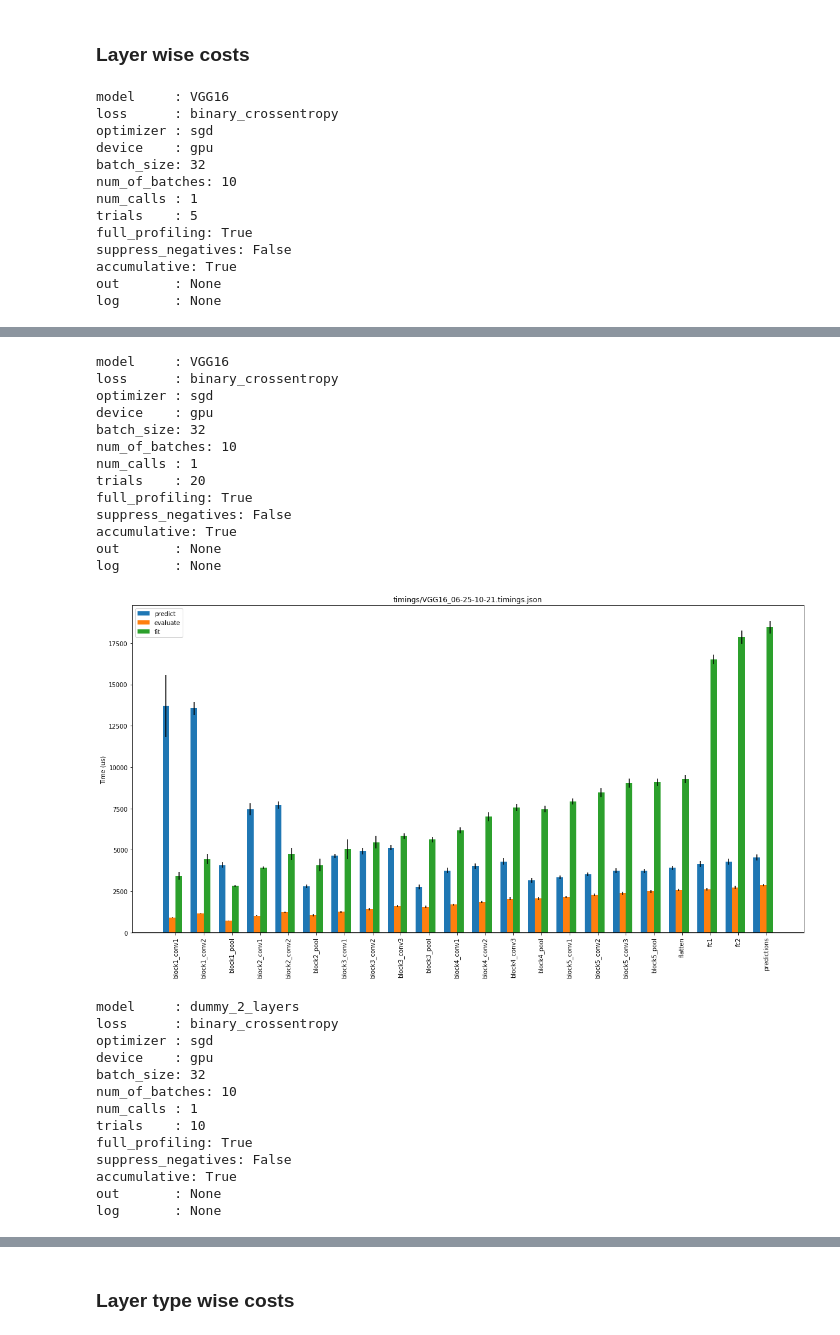
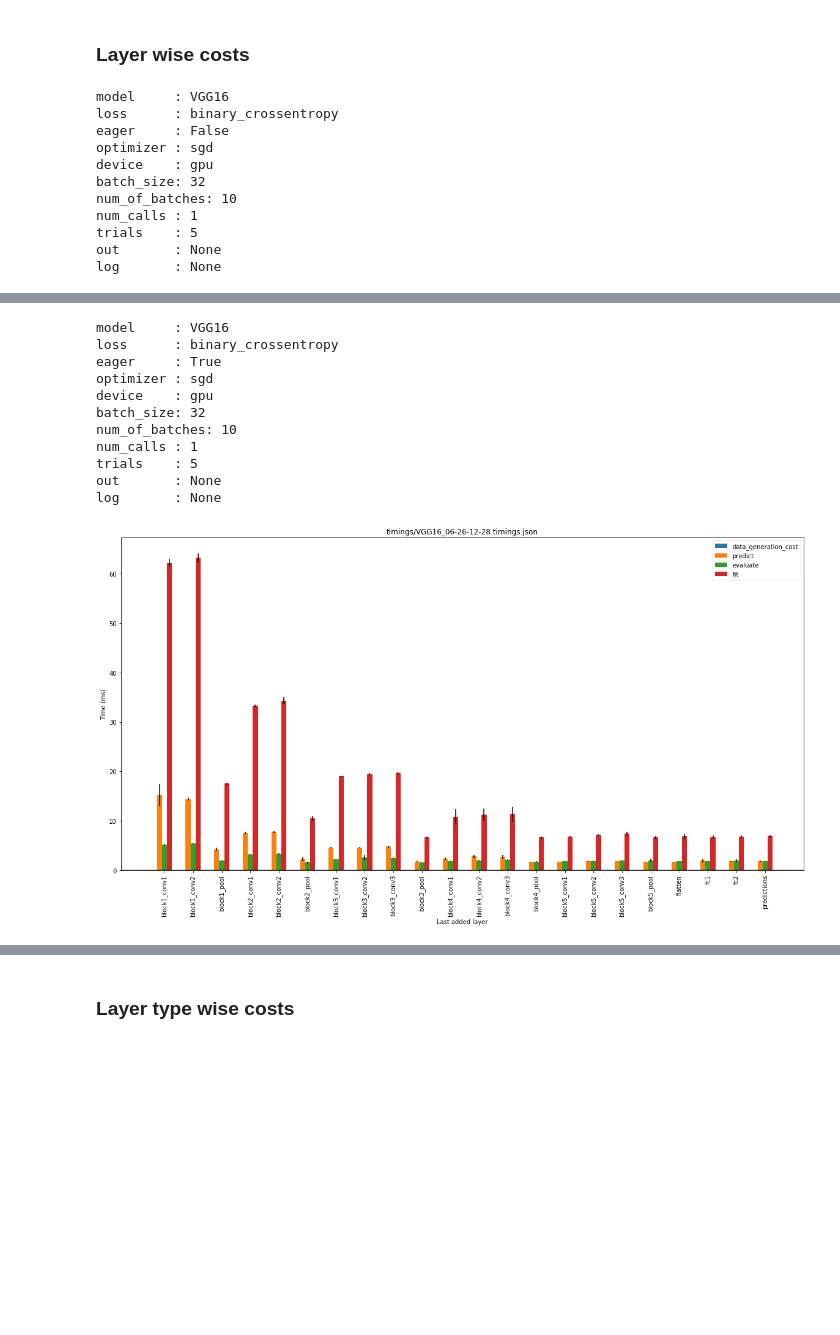
Before and after one commit to ChenYuHo/schedule-simulator, a Jupyter notebook: model_extraction/timing_profile_visualization.ipynb, the cells around one changed output, grey strips where cells are left out. Cells and saved outputs as stored; diff of their text form; code cells hidden in the pictures; blank space fills up the shorter version.

Commit message:
Added option for eager execution

```diff
--- a/model_extraction/timing_profile_visualization.ipynb
+++ b/model_extraction/timing_profile_visualization.ipynb
@@ -5,8 +5,7 @@ In this notebook we will visualize different costs associated with different pop
 import matplotlib.pyplot as plt
 import numpy as np
 import json
-report_paths = ["timings/VGG16_06-25-08-40.timings.json", "timings/VGG16_06-25-10-21.timings.json",
-               "timings/dummy_2_layers_06-25-11-48.timings.json", "timings/VGG16_06-25-11-59.timings.json"]
+report_paths = ["timings/VGG16_06-26-12-22.timings.json", "timings/VGG16_06-26-12-28.timings.json"]
 reports = list()
 for path in report_paths:
     with open(path) as file:
@@ -16,7 +15,7 @@ for path in report_paths:
 For debugging purposes the cost should be almost constant
 # %%
 skip_first_layer = False
-time_multiplier = 10**6
+time_multiplier = 10**3
 for i, report in enumerate(reports):
     for item in report["args"].items():
         print("{:10}: {}".format(*item))
@@ -36,7 +35,7 @@ for i, report in enumerate(reports):
             data = np.array(timings[layer_name][cost_name])
             plt.plot(range(len(data)),  data / normalizing_factor, label=layer_name)
         plt.xlabel("Trial NO")
-        plt.ylabel("Time")
+        plt.ylabel("Time (us)")
         plt.xticks(range(len(data)))
         #plt.legend()
         plt.title("{}: {}".format(report_paths[i], cost_name))
@@ -103,8 +70,8 @@ log       : None
 # %%
 skip_first_layer = False
 stacked = False
-time_multiplier = 10**3
-costs = ["forward_pass_cost", "backward_pass_cost", "output_calculation_cost", "loss_calculation_cost",
+time_multiplier = 10**6
+costs = ["data_generation_cost", "forward_pass_cost", "backward_pass_cost", "output_calculation_cost", "loss_calculation_cost",
          "gradient_calculation_cost", "gradient_application_cost", "predict","evaluate","fit"]
 width = 0.7
 for i, report in enumerate(reports):
@@ -146,7 +113,8 @@ for i, report in enumerate(reports):
             p = plt.bar(ind - width/2 + width/n*j, means[cost], width/n, yerr=stds[cost], label=cost)
 
 
-    plt.ylabel('Time (us)')
+    plt.ylabel('Time (ms)')
+    plt.xlabel("Last added layer")
     plt.title(report_paths[i])
     plt.xticks(ind, xticks, rotation="vertical")
     plt.legend()
@@ -155,14 +123,12 @@ for i, report in enumerate(reports):
 # %% [output]
 model     : VGG16
 loss      : binary_crossentropy
+eager     : False
 optimizer : sgd
 device    : gpu
 batch_size: 32
 num_of_batches: 10
 num_calls : 1
 trials    : 5
-full_profiling: True
-suppress_negatives: False
-accumulative: True
 out       : None
 log       : None
@@ -170,27 +136,12 @@ log       : None
 model     : VGG16
 loss      : binary_crossentropy
+eager     : True
 optimizer : sgd
 device    : gpu
 batch_size: 32
 num_of_batches: 10
 num_calls : 1
-trials    : 20
-full_profiling: True
-suppress_negatives: False
-accumulative: True
+trials    : 5
 out       : None
 log       : None
-[figure, old version]
+[figure, new version]
-model     : dummy_2_layers
-loss      : binary_crossentropy
-optimizer : sgd
-device    : gpu
-batch_size: 32
-num_of_batches: 10
-num_calls : 1
-trials    : 10
-full_profiling: True
-suppress_negatives: False
-accumulative: True
-out       : None
-log       : None
```
Also changed, not shown: parts of 2 cells of this notebook, 5 other files.
